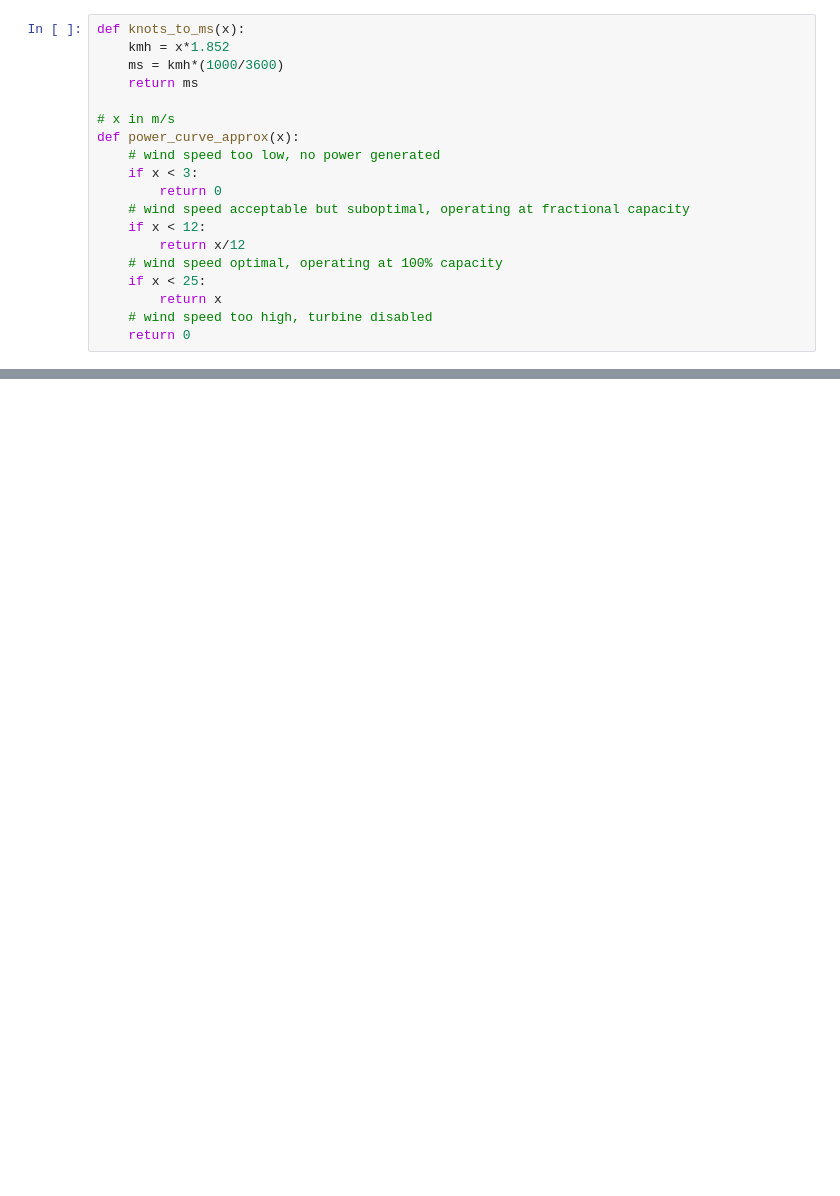
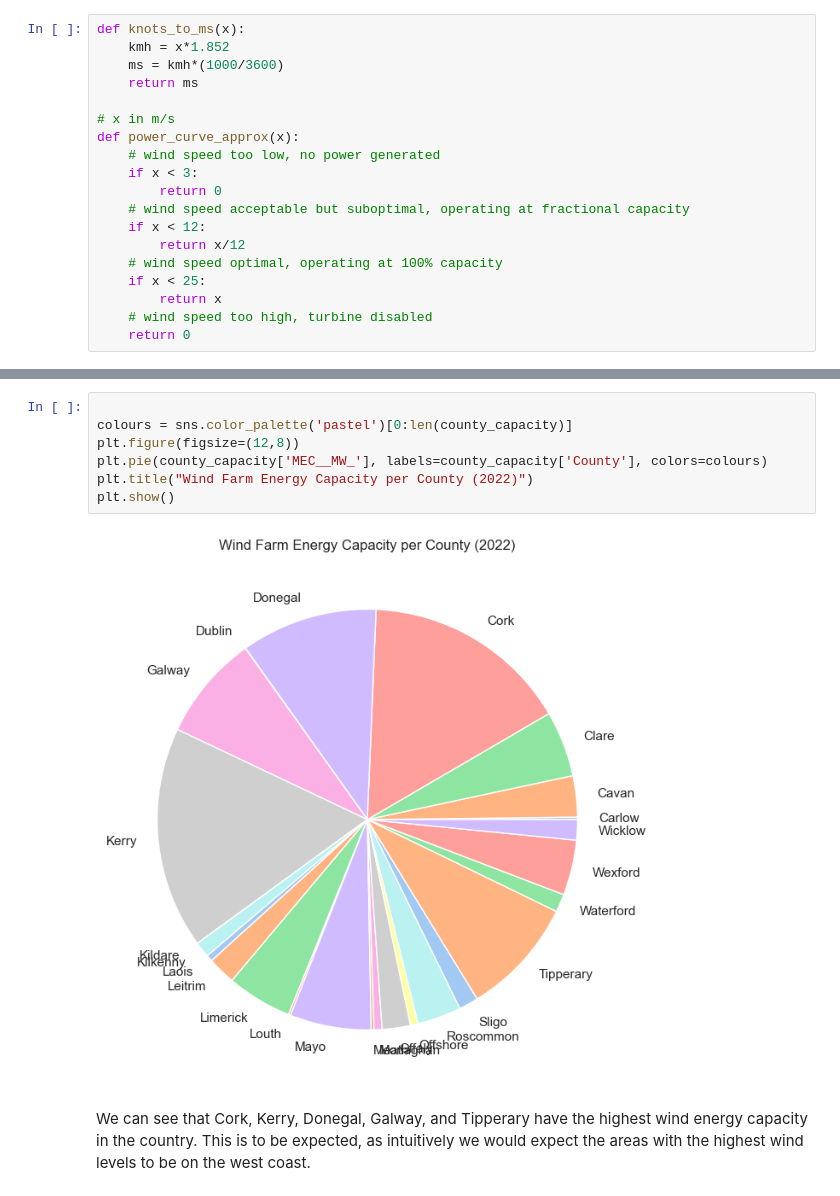
Before and after one commit to Cking313/programming_for_data_analytics, a Jupyter notebook: project/analysis.ipynb, the cells around one changed output, grey strips where cells are left out. Drawn from its saved outputs; the diff is of its cells as text; blank space fills up the shorter version.

```diff
--- a/project/analysis.ipynb
+++ b/project/analysis.ipynb
@@ -59,0 +157,11 @@ def power_curve_approx(x):
+# %%
+
+colours = sns.color_palette('pastel')[0:len(county_capacity)]
+plt.figure(figsize=(12,8))
+plt.pie(county_capacity['MEC__MW_'], labels=county_capacity['County'], colors=colours)
+plt.title("Wind Farm Energy Capacity per County (2022)")
+plt.show()
+# %% [output]
+[figure, added]
+# %% [markdown]
+We can see that Cork, Kerry, Donegal, Galway, and Tipperary have the highest wind energy capacity in the country. This is to be expected, as intuitively we would expect the areas with the highest wind levels to be on the west coast.
```
Also changed, not shown: parts of 30 cells of this notebook, 2 other files.
